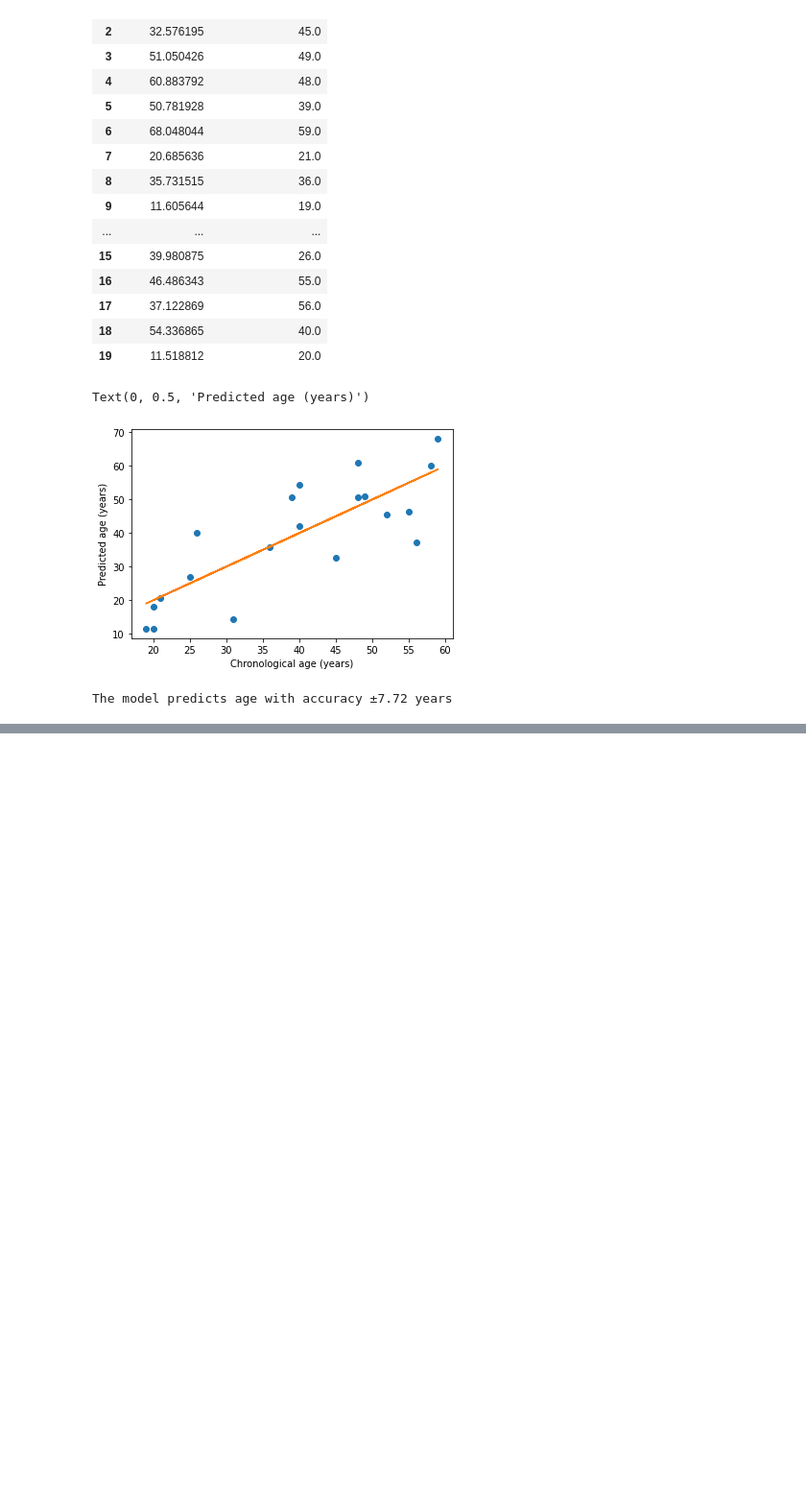
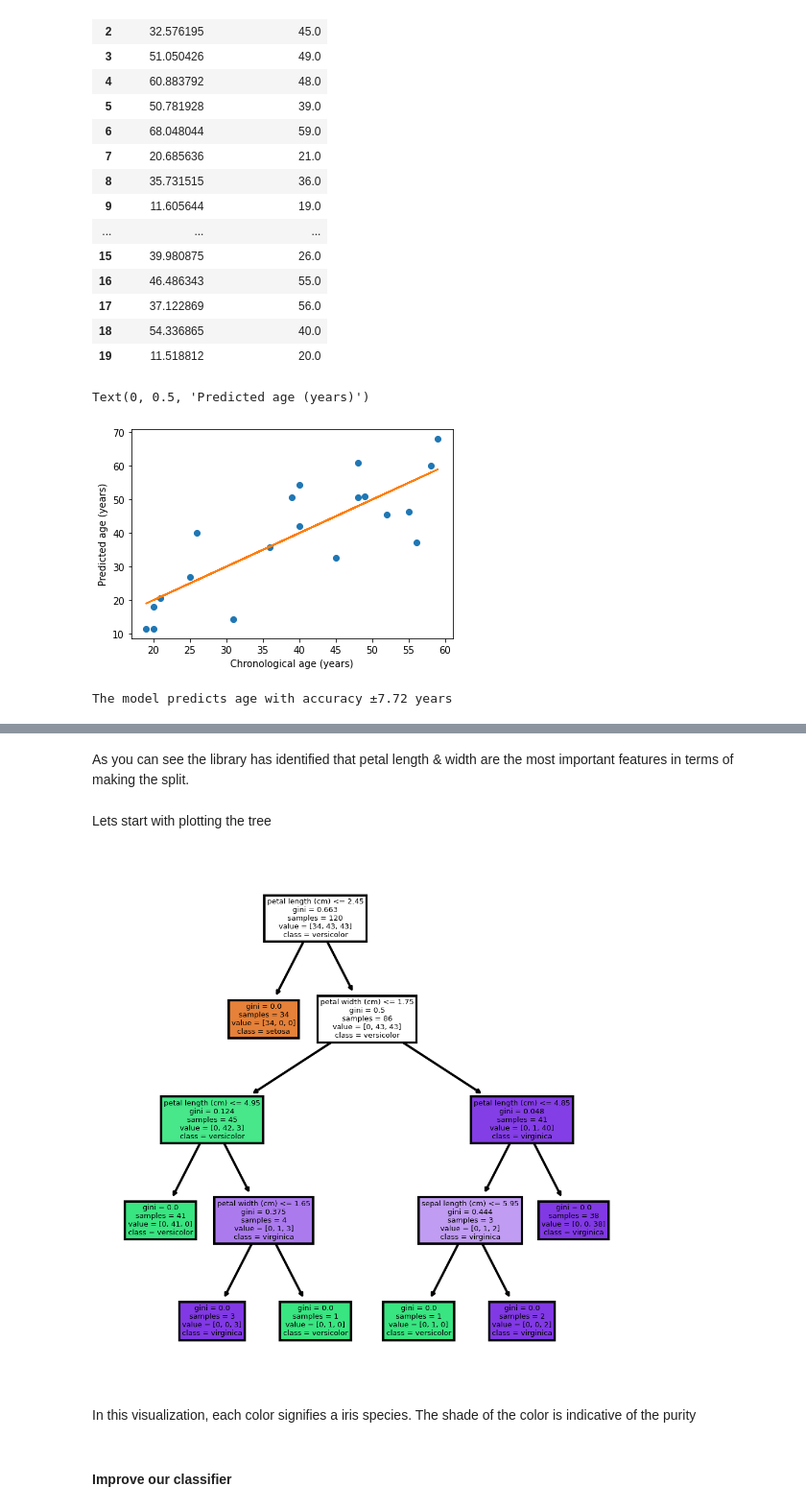
Before and after one commit to IvoLeist/ml_cnag-crg_course, a Jupyter notebook: day2/ML_course_CNAG_CRG_day2.ipynb, the cells around one changed output, grey strips where cells are left out. Shown at 96% size. Drawn from its saved outputs; the diff is of its cells as text; code cells hidden in the pictures; blank space fills up the shorter version.

```diff
--- a/day2/ML_course_CNAG_CRG_day2.ipynb
+++ b/day2/ML_course_CNAG_CRG_day2.ipynb
@@ -1200,0 +1015,15 @@ Over the course of this exercise you will ﬁt ML model on the dataset and inter
+# %% [markdown]
+As you can see the library has identified that petal length & width are the most important features in terms of making the split.
+# %% [markdown]
+Lets start with plotting the tree
+# %%
+plt.figure(figsize=(4,4), dpi=300)
+plot_tree(dct_clf, feature_names=iris.feature_names,
+          class_names=iris.target_names, filled=True)
+plt.show()
+# %% [output]
+[figure, added]
+# %% [markdown]
+In this visualization, each color signifies a iris species. The shade of the color is indicative of the purity
+# %% [markdown]
+#### Improve our classifier
```
Also changed, not shown: parts of 180 cells of this notebook.
